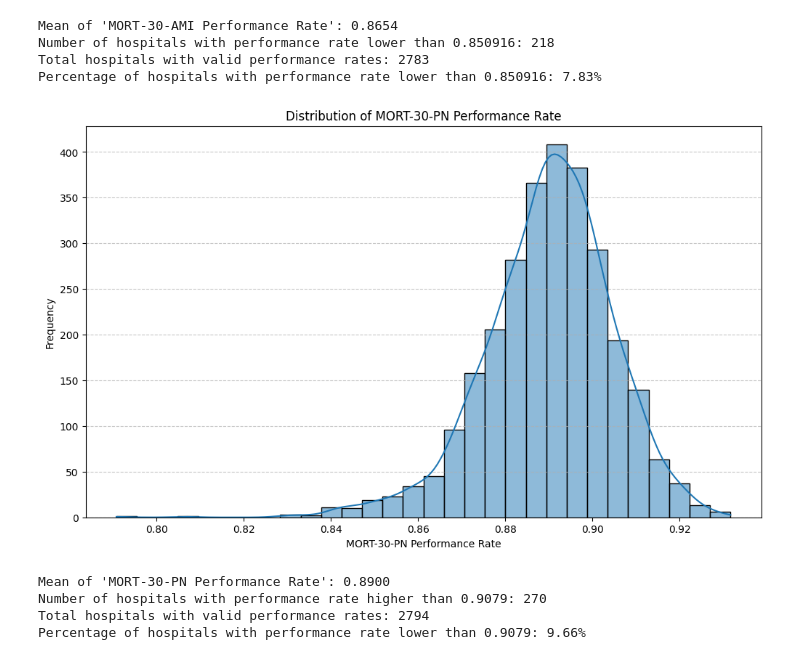
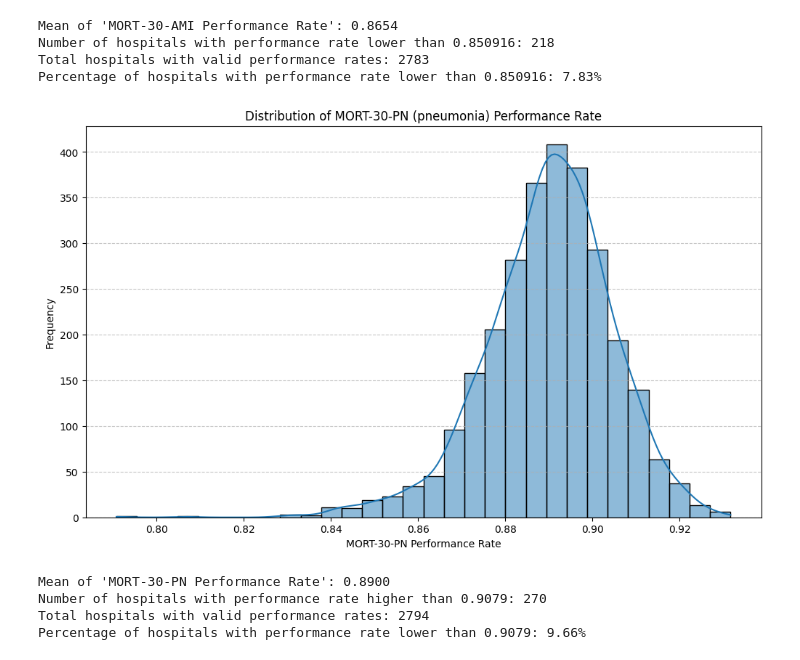
Before and after one commit to HangBuiC/HTM737, a Jupyter notebook: 2025FA_BOS_HTM_737A_Final Project.ipynb, the cells around one changed output. Saved outputs shown, nothing was run; the diff lists cells and outputs as text; code cells hidden in the pictures.

```diff
--- a/2025FA_BOS_HTM_737A_Final Project.ipynb
+++ b/2025FA_BOS_HTM_737A_Final Project.ipynb
@@ -128,24 +128,3 @@ Mean of 'MORT-30-HF Performance Rate': 0.8815
 Number of hospitals with performance rate below achievement threshold: 1478
 Total hospitals with valid performance rates and achievement thresholds: 2796
 Percentage of hospitals with performance rate below achievement threshold: 52.86%
-# %%
-#Import plotting library
-import matplotlib.pyplot as plt
-import seaborn as sns
-
-#Convert column to numeric
-df_clinical_care['MORT-30-AMI Performance Rate'] = pd.to_numeric(df_clinical_care['MORT-30-AMI Performance Rate'], errors='coerce')
-
-#Drop rows with missing values
-df_clinical_care_cleaned_ami = df_clinical_care.dropna(subset=['MORT-30-AMI Performance Rate'])
-
-#Create histogram with 30 bins
-plt.figure(figsize=(12, 7))
-sns.histplot(df_clinical_care_cleaned_ami['MORT-30-AMI Performance Rate'], bins=30, kde=True)
-
-#Style with title, labels and grid.
-plt.title('Distribution of MORT-30-AMI Performance Rate')
-plt.xlabel('MORT-30-AMI Performance Rate')
-plt.ylabel('Frequency')
-plt.grid(axis='y', linestyle='--', alpha=0.7)
-plt.show()
@@ -179,26 +156,26 @@ Percentage of hospitals with performance rate lower than 0.850916: 7.83%
 # %%
 #Import plotting library
 import matplotlib.pyplot as plt
 import seaborn as sns
 
 #Convert column to numeric
 df_clinical_care['MORT-30-PN Performance Rate'] = pd.to_numeric(df_clinical_care['MORT-30-PN Performance Rate'], errors='coerce')
 
 #Drop rows with missing values
 df_clinical_care_cleaned = df_clinical_care.dropna(subset=['MORT-30-PN Performance Rate'])
 
 #Create histogram with 30 bins.
 plt.figure(figsize=(12, 7))
 sns.histplot(df_clinical_care_cleaned['MORT-30-PN Performance Rate'], bins=30, kde=True)
 
 #Style with title, label and grid.
-plt.title('Distribution of MORT-30-PN Performance Rate')
+plt.title('Distribution of MORT-30-PN (pneumonia) Performance Rate')
 plt.xlabel('MORT-30-PN Performance Rate')
 plt.ylabel('Frequency')
 plt.grid(axis='y', linestyle='--', alpha=0.7)
 plt.show()
 # %% [output]
-[figure, old version]
+[figure, new version]
 # %%
 #Calculate mean
 mean_mort_30_pn_performance_rate = df_clinical_care_cleaned['MORT-30-PN Performance Rate'].mean()
```
Also changed, not shown: parts of 2 cells of this notebook.
